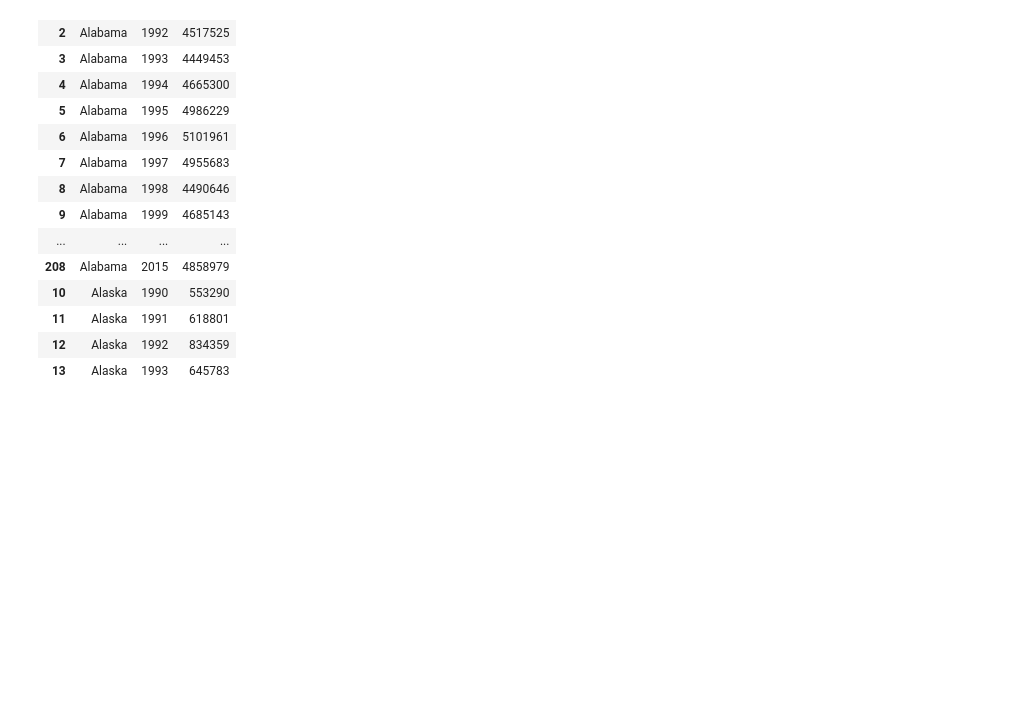
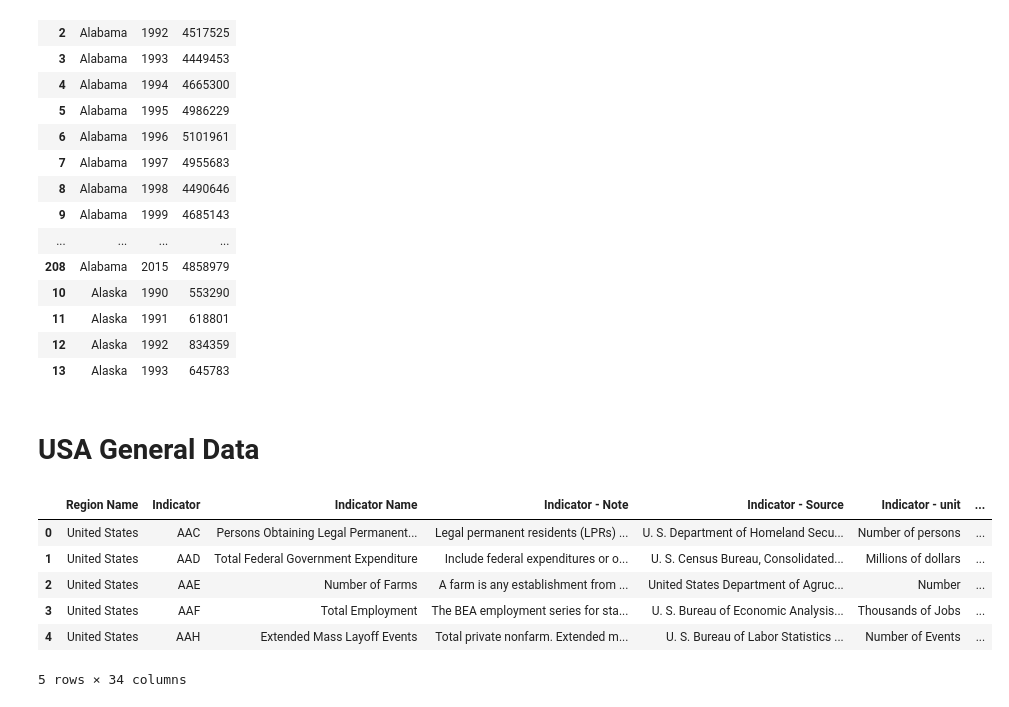
Before and after one commit to SuperYuLu/USEduFinanceML, a Jupyter notebook: Clean_Data.ipynb, the cells around one changed output. Cells and saved outputs as stored; diff of their text form; code cells hidden in the pictures; blank space fills up the shorter version.

```diff
--- a/Clean_Data.ipynb
+++ b/Clean_Data.ipynb
@@ -111,3 +124,17 @@ df_pop.head(30)
 | 13 | Alaska | 1993 | 645783 |
 # %%
 df_pop.to_csv('./data/data_cleaned/us_demographics_cleaned.csv', index = False)
+# %% [markdown]
+# USA General Data
+# %%
+file = './data/data_raw/usa.csv'
+df_usa = pd.read_csv(file)
+df_usa.head()
+# %% [output]
+|  | Region Name | Indicator | Indicator Name | Indicator - Note | Indicator - Source | Indicator - unit | ... |
+| 0 | United States | AAC | Persons Obtaining Legal Permanent... | Legal permanent residents (LPRs) ... | U. S. Department of Homeland Secu... | Number of persons | ... |
+| 1 | United States | AAD | Total Federal Government Expenditure | Include federal expenditures or o... | U. S. Census Bureau, Consolidated... | Millions of dollars | ... |
+| 2 | United States | AAE | Number of Farms | A farm is any establishment from ... | United States Department of Agruc... | Number | ... |
+| 3 | United States | AAF | Total Employment | The BEA employment series for sta... | U. S. Bureau of Economic Analysis... | Thousands of Jobs | ... |
+| 4 | United States | AAH | Extended Mass Layoff Events | Total private nonfarm. Extended m... | U. S. Bureau of Labor Statistics ... | Number of Events | ... |
+5 rows × 34 columns
```
Also changed, not shown: parts of 33 cells of this notebook, 8 other files.
